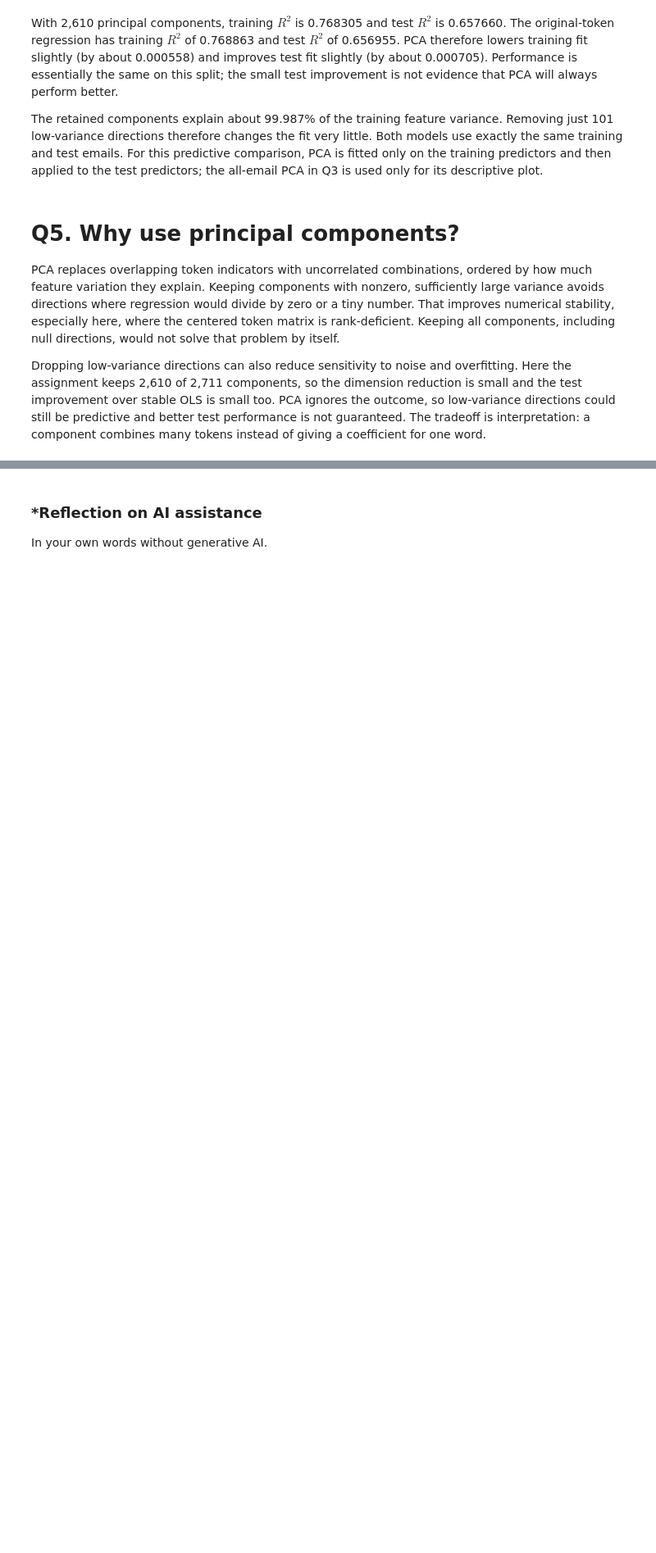
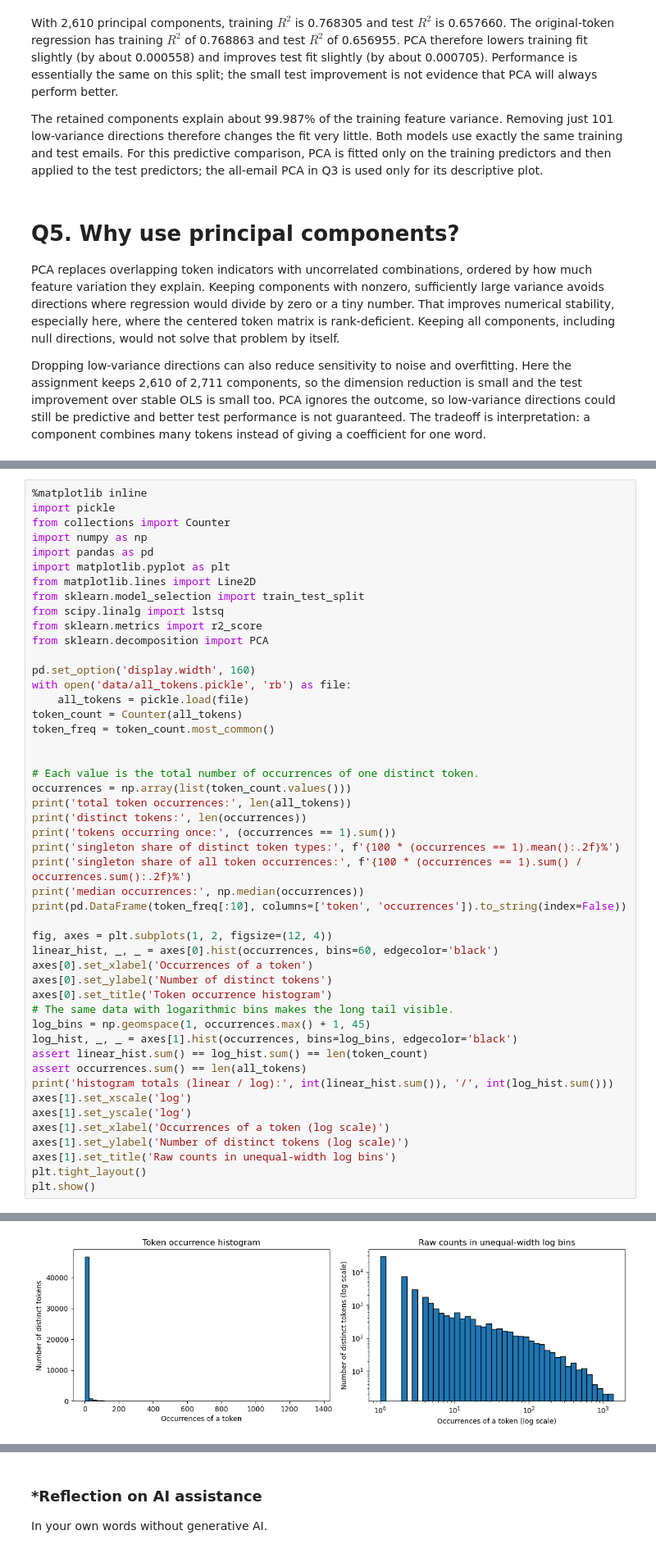
Before and after one commit to CodingFreeze/A05-pca, a Jupyter notebook: notebook.ipynb, the cells around one changed output, grey strips where cells are left out. Shown at 82% size. Cells and saved outputs as stored; diff of their text form; blank space fills up the shorter version.

```diff
--- a/notebook.ipynb
+++ b/notebook.ipynb
@@ -341,0 +384,49 @@ After the evaluation of AI suggestions, incorporate the accepted revisions into
+# %%
+%matplotlib inline
+import pickle
+from collections import Counter
+import numpy as np
+import pandas as pd
+import matplotlib.pyplot as plt
+from matplotlib.lines import Line2D
+from sklearn.model_selection import train_test_split
+from scipy.linalg import lstsq
+from sklearn.metrics import r2_score
+from sklearn.decomposition import PCA
+
+pd.set_option('display.width', 160)
+with open('data/all_tokens.pickle', 'rb') as file:
+    all_tokens = pickle.load(file)
+token_count = Counter(all_tokens)
+token_freq = token_count.most_common()
+
+
+# Each value is the total number of occurrences of one distinct token.
+occurrences = np.array(list(token_count.values()))
+print('total token occurrences:', len(all_tokens))
+print('distinct tokens:', len(occurrences))
+print('tokens occurring once:', (occurrences == 1).sum())
+print('singleton share of distinct token types:', f'{100 * (occurrences == 1).mean():.2f}%')
+print('singleton share of all token occurrences:', f'{100 * (occurrences == 1).sum() / occurrences.sum():.2f}%')
+print('median occurrences:', np.median(occurrences))
+print(pd.DataFrame(token_freq[:10], columns=['token', 'occurrences']).to_string(index=False))
+
+fig, axes = plt.subplots(1, 2, figsize=(12, 4))
+linear_hist, _, _ = axes[0].hist(occurrences, bins=60, edgecolor='black')
+axes[0].set_xlabel('Occurrences of a token')
+axes[0].set_ylabel('Number of distinct tokens')
+axes[0].set_title('Token occurrence histogram')
+# The same data with logarithmic bins makes the long tail visible.
+log_bins = np.geomspace(1, occurrences.max() + 1, 45)
+log_hist, _, _ = axes[1].hist(occurrences, bins=log_bins, edgecolor='black')
+assert linear_hist.sum() == log_hist.sum() == len(token_count)
+assert occurrences.sum() == len(all_tokens)
+print('histogram totals (linear / log):', int(linear_hist.sum()), '/', int(log_hist.sum()))
+axes[1].set_xscale('log')
+axes[1].set_yscale('log')
+axes[1].set_xlabel('Occurrences of a token (log scale)')
+axes[1].set_ylabel('Number of distinct tokens (log scale)')
+axes[1].set_title('Raw counts in unequal-width log bins')
+plt.tight_layout()
+plt.show()
+# %% [output]
@@ -341,0 +451 @@ After the evaluation of AI suggestions, incorporate the accepted revisions into
+[figure, added]
```
Also changed, not shown: parts of 41 cells of this notebook.
